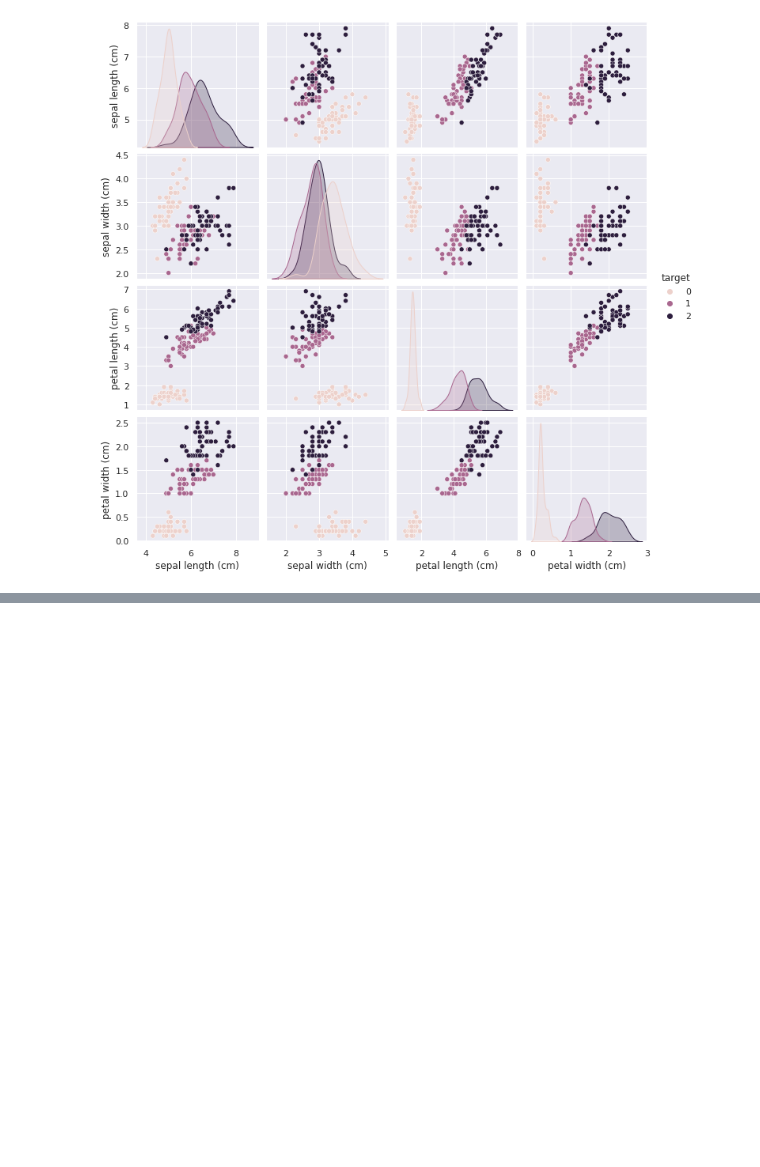
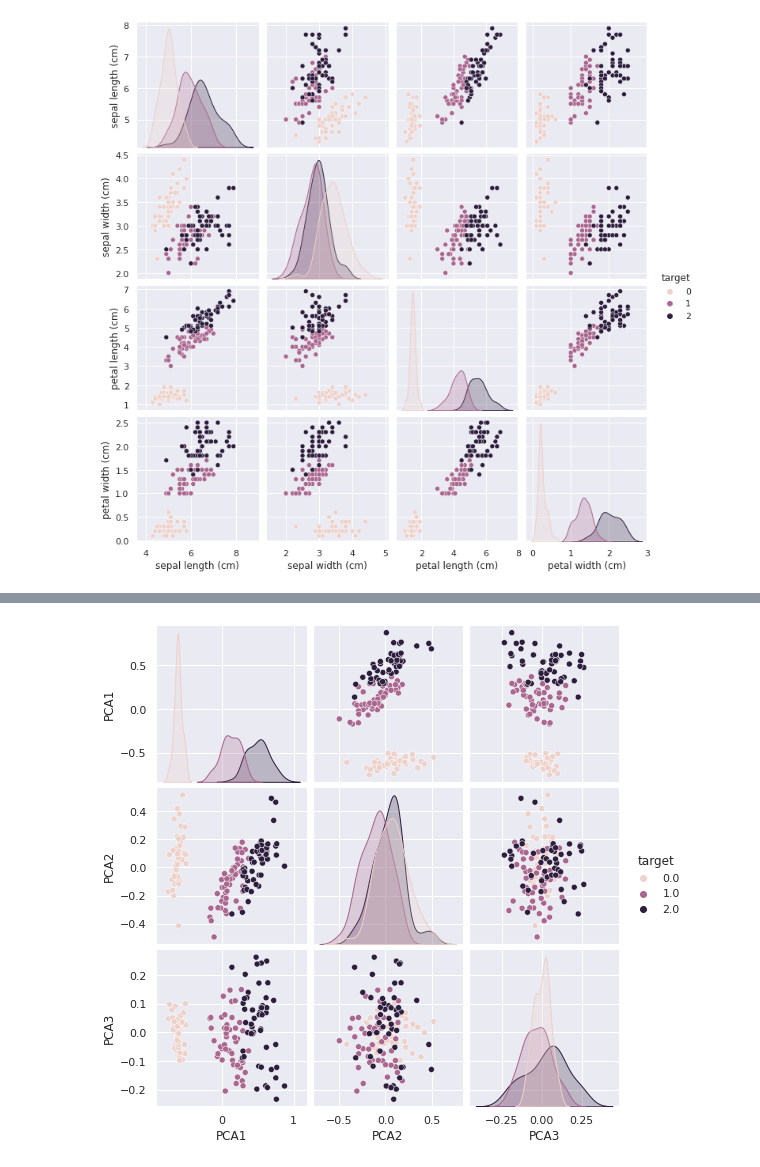
Before and after one commit to marcoortolani/dex, a Jupyter notebook: pca_sns_test.ipynb, the cells around one changed output, grey strips where cells are left out. Cells and saved outputs as stored; diff of their text form; code cells hidden in the pictures; blank space fills up the shorter version.

```diff
--- a/pca_sns_test.ipynb
+++ b/pca_sns_test.ipynb
@@ -90,0 +144,4 @@ p=sns.pairplot(iris_data, hue = 'target')
+# %%
+p=sns.pairplot(pca_iris_data, hue = 'target')
+# %% [output]
+[figure, added]
```
Also changed, not shown: parts of 18 cells of this notebook.
